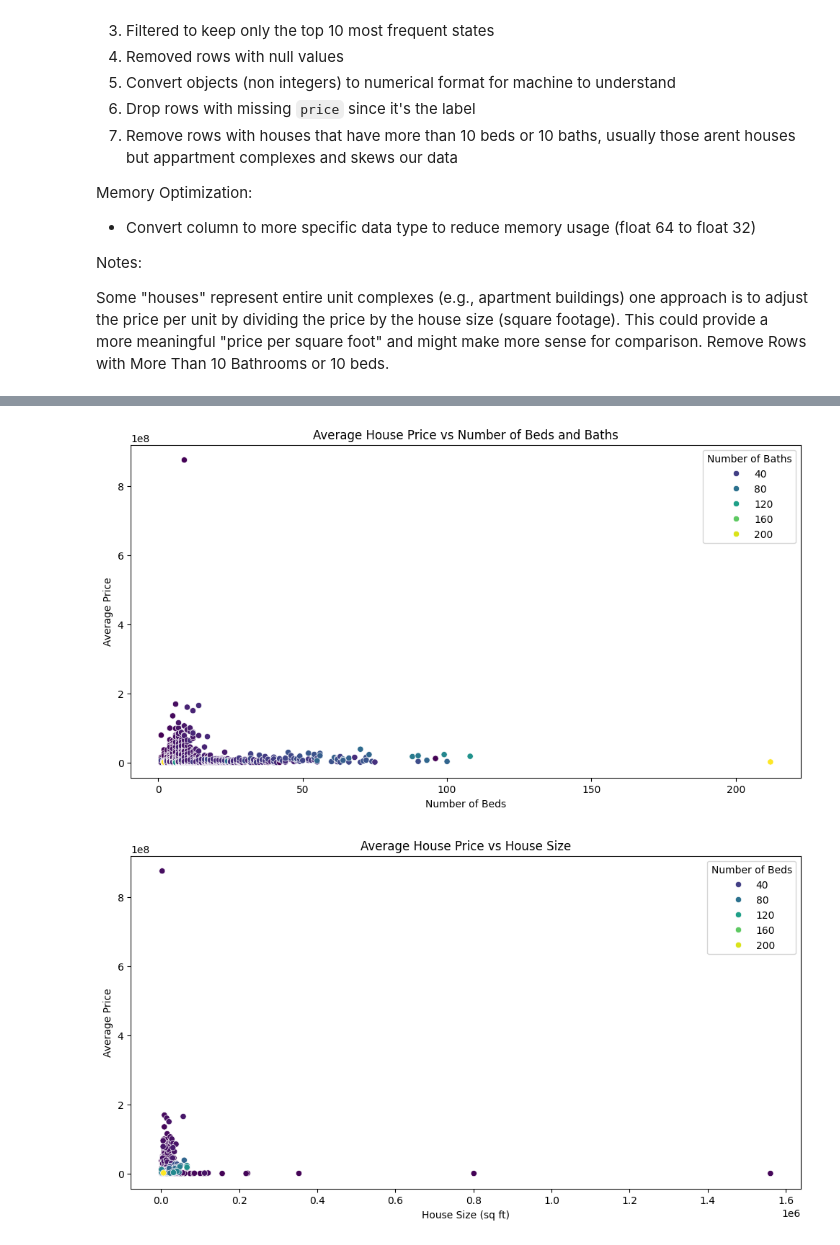
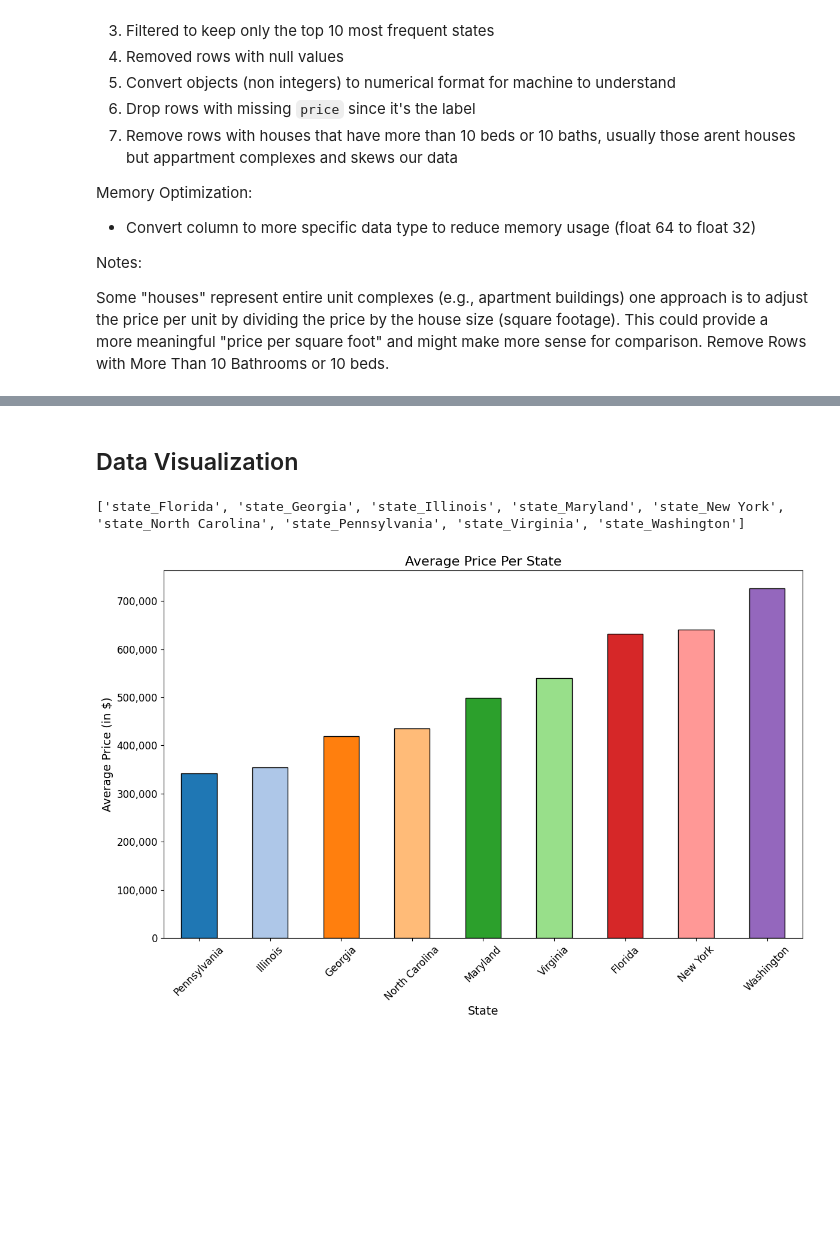
Before and after one commit to jpthesmar/House_Price_Forecaster-DSIII, a Jupyter notebook: USARealEstate.ipynb, the cells around one changed output, grey strips where cells are left out. Drawn from its saved outputs; the diff is of its cells as text; code cells hidden in the pictures; blank space fills up the shorter version.

```diff
--- a/USARealEstate.ipynb
+++ b/USARealEstate.ipynb
@@ -162,29 +154,50 @@ memory usage: 42.5 MB
-# %%
-import seaborn as sns
-import matplotlib.pyplot as plt
-
-# Create a DataFrame to summarize the average price by features
-avg_price_by_features = data.groupby(['bed', 'bath', 'house_size'], as_index=False)['price'].mean()
-
-# Set the plot size
-plt.figure(figsize=(12, 6))
-
-# Plot Average Price vs Number of Beds and Baths
-sns.scatterplot(data=avg_price_by_features, x='bed', y='price', hue='bath', palette='viridis')
-plt.title('Average House Price vs Number of Beds and Baths')
-plt.xlabel('Number of Beds')
-plt.ylabel('Average Price')
-plt.legend(title='Number of Baths')
-plt.show()
-
-# Plot Average Price vs House Size
-plt.figure(figsize=(12, 6))
-sns.scatterplot(data=avg_price_by_features, x='house_size', y='price', hue='bed', palette='viridis')
-plt.title('Average House Price vs House Size')
-plt.xlabel('House Size (sq ft)')
-plt.ylabel('Average Price')
-plt.legend(title='Number of Beds')
-plt.show()
-# %% [output]
-[figure, removed]
-[figure, removed]
+# %% [markdown]
+## Data Visualization
+# %%
+import matplotlib.pyplot as plt
+import matplotlib.ticker as mticker
+import pandas as pd
+
+# calculate average price using one-hot encoded state columns
+state_cols = [col for col in data.columns if col.startswith('state_')]
+print(state_cols)
+
+state_prices = {}
+for col in state_cols:
+    state_name = col.replace('state_', '')
+    avg_price = data.loc[data[col] == 1, 'price'].mean()
+    state_prices[state_name] = avg_price
+
+# Convert to Pandas Series for plotting
+state_avg_price = pd.Series(state_prices).sort_values()
+
+# Plotting
+plt.figure(figsize=(12, 8))
+
+# Generate a color palette with a different color for each state
+colors = plt.cm.tab20(range(len(state_avg_price)))
+
+# Plot the bar chart
+state_avg_price.plot(
+    kind='bar',
+    color=colors,
+    edgecolor='black'
+)
+
+# Update title, labels, and ticks
+plt.title('Average Price Per State', fontsize=16)
+plt.ylabel('Average Price (in $)', fontsize=14)
+plt.xlabel('State', fontsize=14)
+plt.xticks(rotation=45, fontsize=12)
+plt.yticks(fontsize=12)
+
+# Format y-axis to display values in the appropriate scale (in millions)
+formatter = mticker.FuncFormatter(lambda x, _: f'{x:,.0f}')
+plt.gca().yaxis.set_major_formatter(formatter)
+
+# Tidy up layout
+plt.tight_layout()
+plt.show()
+# %% [output]
+['state_Florida', 'state_Georgia', 'state_Illinois', 'state_Maryland', 'state_New York', 'state_North Carolina', 'state_Pennsylvania', 'state_Virginia', 'state_Washington']
+[figure, added]
```
Also changed, not shown: parts of 11 cells of this notebook.
